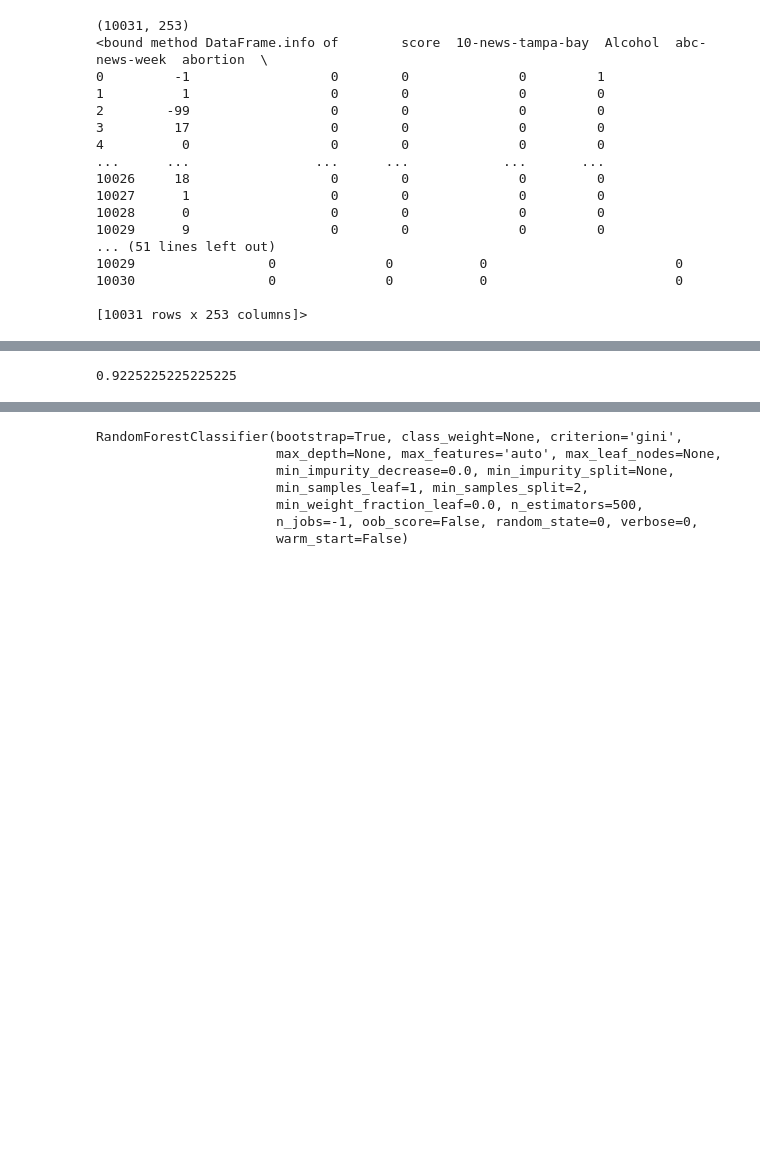
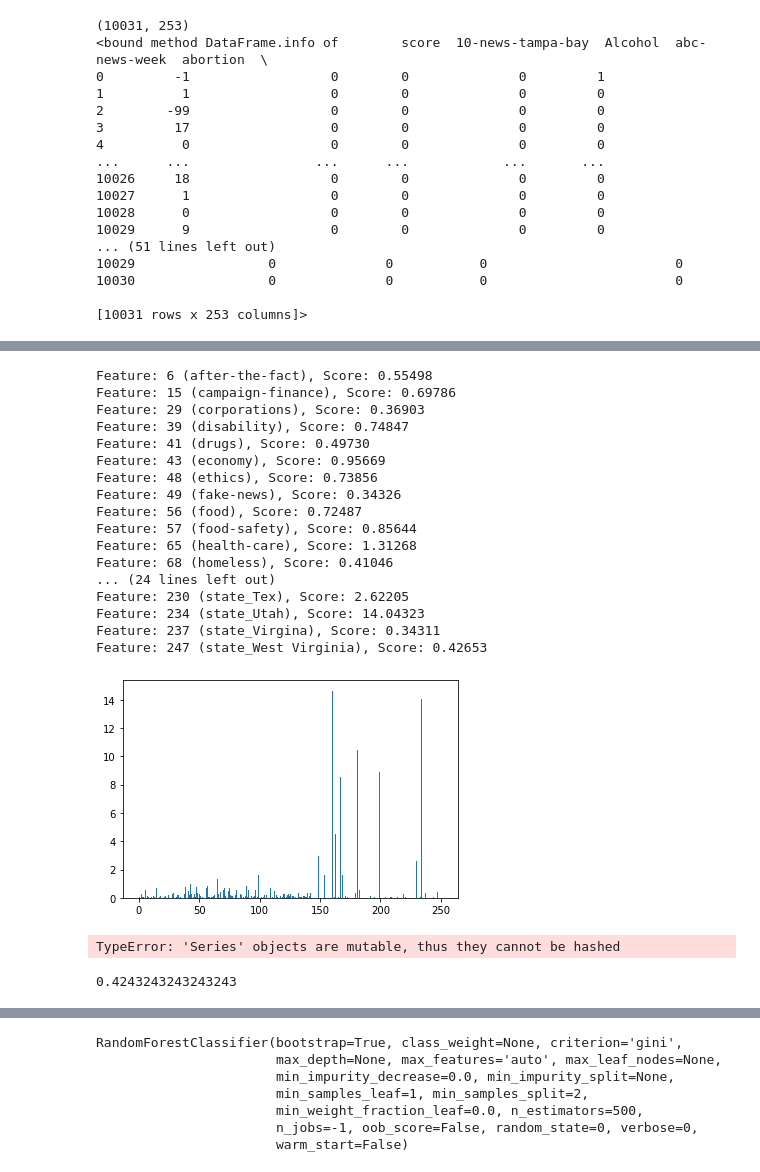
Before and after one commit to Enquisidor/chkr, a Jupyter notebook: Initial Models/Liar Model.ipynb, the cells around one changed output, grey strips where cells are left out. Cells and saved outputs as stored; diff of their text form; code cells hidden in the pictures; blank space fills up the shorter version.

Commit message:
some distirbuted models done

```diff
--- a/Initial Models/Liar Model.ipynb
+++ b/Initial Models/Liar Model.ipynb
@@ -119,16 +119,18 @@ print(liar_all_all_hot.info)
 liar_train_all_hot = liar_all_all_hot.iloc[0:8920, :].astype('int')
 liar_test_all_hot = liar_all_all_hot.iloc[8921:, :].astype('int')
 # %%
-from sklearn.linear_model import LogisticRegression
+from sklearn.linear_model import LinearRegression
 from sklearn.model_selection import GridSearchCV, KFold
-from sklearn.metrics import accuracy_score
+from sklearn.metrics import explained_variance_score, r2_score
 
-lr_parameters = {'C':[0.001, 0.01, 0.1, 1, 10]}
-lr = LogisticRegression(solver='lbfgs', multi_class='multinomial')
+lr_parameters = {'fit_intercept':[True, False], 'normalize':[True, False], 'n_jobs':[-1, 1]}
+lr = LinearRegression()
 
 cv = KFold(5, shuffle=True)
 lr_grid = GridSearchCV(lr, param_grid=lr_parameters, cv=cv)
 
-lr_grid.fit(liar_train_all_hot, liar_train_all_hot.score)
-accuracy_score(lr_grid.predict(liar_test_all_hot), liar_test_all_hot.score)
+lr_grid.fit(liar_train_all_hot.drop('score', axis=1), liar_train_all_hot.score)
+lr_grid_pred = lr_grid.predict(liar_test_all_hot.drop('score', axis=1))
+print(explained_variance_score(liar_test_all_hot.score, lr_grid_pred))
+print(r2_score(liar_test_all_hot.score, lr_grid_pred))
 # %% [output]
@@ -169,10 +157,10 @@ Estimating final quality...
 # %%
 from catboost import CatBoostRegressor
 
-best_cat_model = CatBoostRegressor(l2_leaf_reg=1,
-                          learning_rate=0.1,
+best_cat_model = CatBoostRegressor(l2_leaf_reg=3,
+                          learning_rate=0.25,
                           depth=3)
 
-best_cat_model.fit(liar_train_all_hot, liar_train_all_hot.score)
-best_cat_model.score(liar_test_all_hot, liar_test_all_hot.score)
+best_cat_model.fit(liar_train_all_hot.drop('score', axis=1), liar_train_all_hot.score)
+best_cat_model.score(liar_test_all_hot.drop('score', axis=1), liar_test_all_hot.score)
 # %% [output]
@@ -197,12 +185,59 @@ best_cat_model.score(liar_test_all_hot, liar_test_all_hot.score)
+# %%
+from matplotlib import pyplot
+
+len(best_cat_model.feature_importances_)
+for i,v in enumerate(best_cat_model.feature_importances_):
+    if((abs(v) > 0.3)):
+        print('Feature: %0d (%s), Score: %.5f' % (i, liar_all_all_hot.columns[i],v))
+pyplot.bar([x for x in range(len(best_cat_model.feature_importances_))], best_cat_model.feature_importances_)
+pyplot.show()
+# %% [output]
+Feature: 6 (after-the-fact), Score: 0.55498
+Feature: 15 (campaign-finance), Score: 0.69786
+Feature: 29 (corporations), Score: 0.36903
+Feature: 39 (disability), Score: 0.74847
+Feature: 41 (drugs), Score: 0.49730
+Feature: 43 (economy), Score: 0.95669
+Feature: 48 (ethics), Score: 0.73856
+Feature: 49 (fake-news), Score: 0.34326
+Feature: 56 (food), Score: 0.72487
+Feature: 57 (food-safety), Score: 0.85644
+Feature: 65 (health-care), Score: 1.31268
+Feature: 68 (homeless), Score: 0.41046
+... (24 lines left out)
+Feature: 230 (state_Tex), Score: 2.62205
+Feature: 234 (state_Utah), Score: 14.04323
+Feature: 237 (state_Virgina), Score: 0.34311
+Feature: 247 (state_West Virginia), Score: 0.42653
+[figure, added]
+# %%
+def drop_cat_features(cat, df):
+    importance = cat.feature_importances_
+    good_columns_df = p.DataFrame()
+    good_columns_df.reindex(df.index)
+    for i,v in enumerate(importance):
+        if (v > 0.3):
+            good_columns_df.insert(i, df.iloc[:, i], -1)
+
+    return good_columns_df
+
+liar_train_cat = drop_cat_features(best_cat_model, liar_train_all_hot)
+liar_test_cat = drop_cat_features(best_cat_model, liar_test_all_hot)
+
+best_cat_model.fit(liar_train_cat.drop('score', axis=1), liar_train_all_hot.score)
+print(best_cat_model.score(liar_test_cat.drop('score', axis=1), liar_test_all_hot.score))
+# %% [output]
+TypeError: 'Series' objects are mutable, thus they cannot be hashed
 # %%
 from sklearn.ensemble import RandomForestClassifier
+from sklearn.metrics import accuracy_score
 
 rfor_parameters = {'n_estimators':[25, 50, 100, 250, 500], 'max_depth':[None, 1, 2, 3, 4], 'max_leaf_nodes':[None, 50, 100, 250, 500]}
 rfor = RandomForestClassifier(random_state=0, n_jobs=-1)
 rfor_grid = GridSearchCV(rfor, param_grid=rfor_parameters, cv=cv)
 
-rfor_grid.fit(liar_train_all_hot, liar_train_all_hot.score)
-accuracy_score(rfor_grid.predict(liar_test_all_hot), liar_test_all_hot.score)
+rfor_grid.fit(liar_train_all_hot.drop('score', axis=1), liar_train_all_hot.score)
+accuracy_score(rfor_grid.predict(liar_test_all_hot.drop('score', axis=1)), liar_test_all_hot.score)
 # %% [output]
-0.9225225225225225
+0.4243243243243243
 # %%
```
Also changed, not shown: parts of 6 cells of this notebook, 27 other files.
